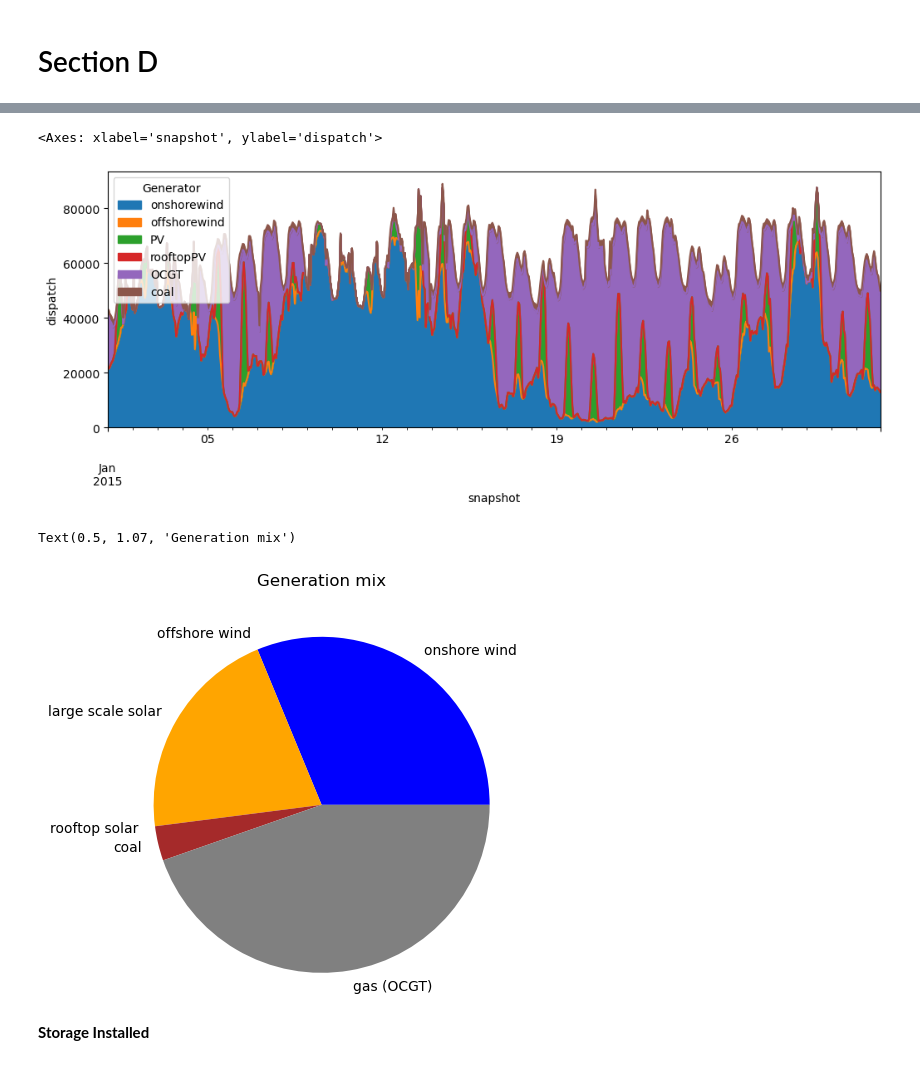
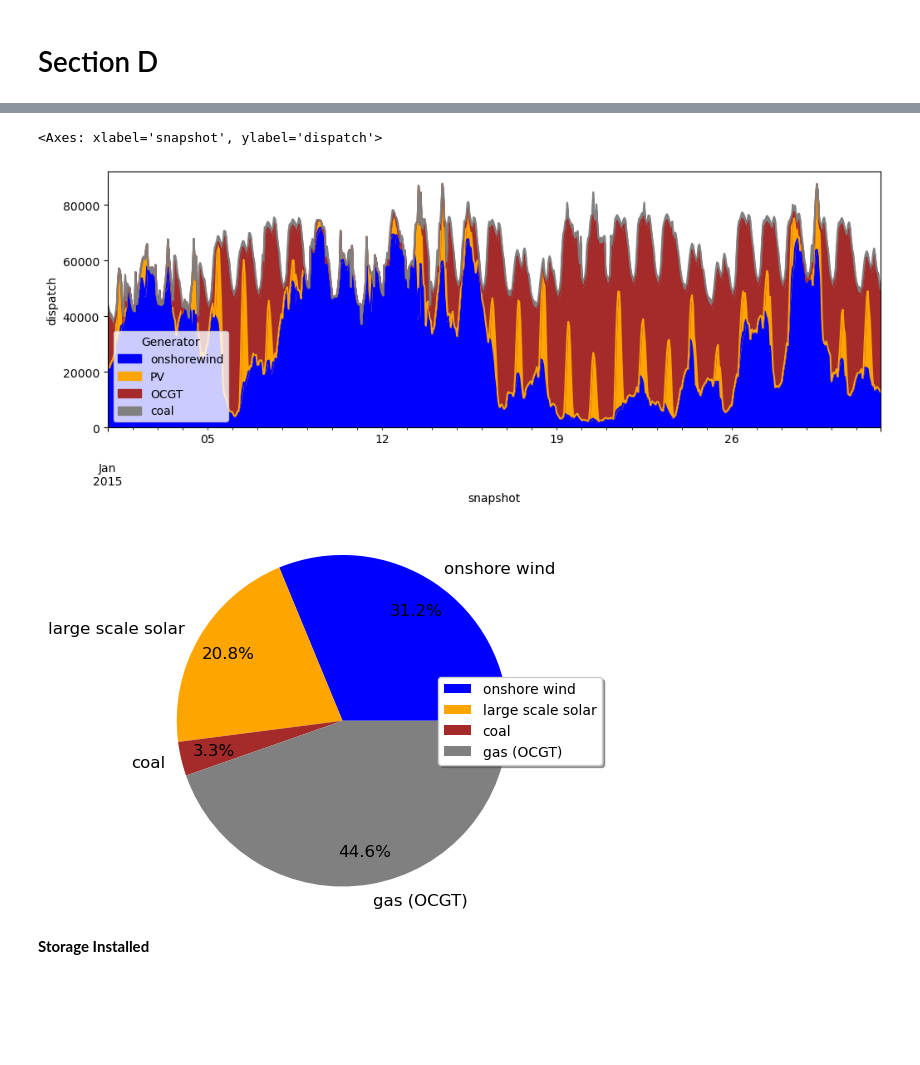
Before and after one commit to alex-catruc/IntegratedEG, a Jupyter notebook: AssignmentA-E.ipynb, the cells around one changed output, grey strips where cells are left out. Cells and saved outputs as stored; diff of their text form; code cells hidden in the pictures; blank space fills up the shorter version.

```diff
--- a/AssignmentA-E.ipynb
+++ b/AssignmentA-E.ipynb
@@ -26,11 +26,11 @@ df_offshorewind = pd.read_csv('data/offshore_wind_1979-2017.csv', sep=';', index
 df_offshorewind.index = pd.to_datetime(df_offshorewind.index)
 
 # load large scale pv data
-df_pv = pd.read_csv('data\pv_optimal.csv', sep=';', index_col=0)
+df_pv = pd.read_csv('data/pv_optimal.csv', sep=';', index_col=0)
 df_pv.index = pd.to_datetime(df_pv.index)
 
 # load rooftop pv data
-df_rooftop = pd.read_csv('data\pv_rooftop.csv', sep=';', index_col=0)
+df_rooftop = pd.read_csv('data/pv_rooftop.csv', sep=';', index_col=0)
 df_rooftop.index = pd.to_datetime(df_rooftop.index)
 # %% [output]
 utc_time
@@ -809,35 +865,41 @@ obj: 175208 rows, 78847 columns, 350691 nonzeros
 # %%
-n.generators_t.p.loc["2015-01"].plot.area(figsize=(12, 4), ylabel="dispatch")
+n.generators_t.p.loc["2015-01"].plot.area(figsize=(12, 4), ylabel="dispatch", color=['blue', 'orange', 'brown', 'grey'])
 # %% [output]
 <Axes: xlabel='snapshot', ylabel='dispatch'>
-[figure, old version]
+[figure, new version]
 # %%
 labels = ['onshore wind',
-            'offshore wind',
+            #'offshore wind',
             'large scale solar',
-            'rooftop solar',
             'coal',
             'gas (OCGT)']
 
 sizes = [n.generators_t.p['onshorewind'].sum(),
-            n.generators_t.p['offshorewind'].sum(),
+         #n.generators_t.p['offshorewind'].sum(),
          n.generators_t.p['PV'].sum(),
-            n.generators_t.p['rooftopPV'].sum(),
-            n.generators_t.p['coal'].sum(),
+         n.generators_t.p['coal'].sum(),
          n.generators_t.p['OCGT'].sum()]
 
-colors=['blue', 'darkblue', 'orange', 'yellow', 'brown', 'grey']
+colors=['blue', 'orange', 'brown', 'grey']
 
-plt.pie(sizes,
-      colors=colors,
-      labels=labels,
-      wedgeprops={'linewidth':0})
-plt.axis('equal')
-
-plt.title('Generation mix', y=1.07)
+plt.figure(figsize=(6, 4))
+plt.pie(
+    sizes,
+    colors=colors,
+    labels=labels,
+    autopct='%1.1f%%',  # Show percentages with 1 decimal place
+    pctdistance=0.8,
+    textprops={'fontsize': 12},
+    startangle=0,      # Optional: rotate start for aesthetic
+    wedgeprops={'linewidth': 0}
+)
+plt.axis('equal')  # Keeps pie chart circular
+plt.legend(fancybox=True, shadow=True, loc='right')
+#plt.title('Generation Mix', y=1.07, fontsize=18)
+plt.tight_layout()
+plt.show()
 # %% [output]
-Text(0.5, 1.07, 'Generation mix')
-[figure, old version]
+[figure, new version]
 # %% [markdown]
 __Storage Installed__
 # %%
```
Also changed, not shown: parts of 27 cells of this notebook, 1 other file.
